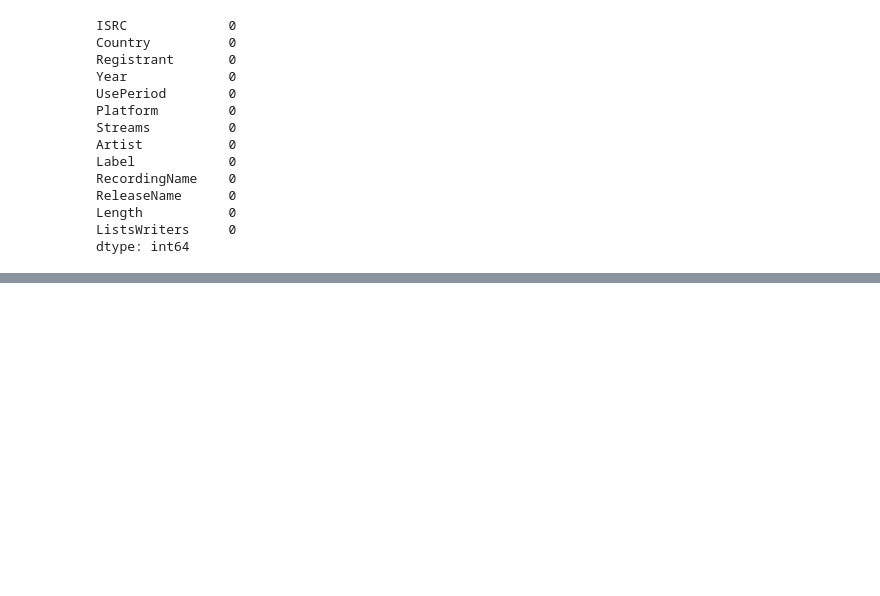
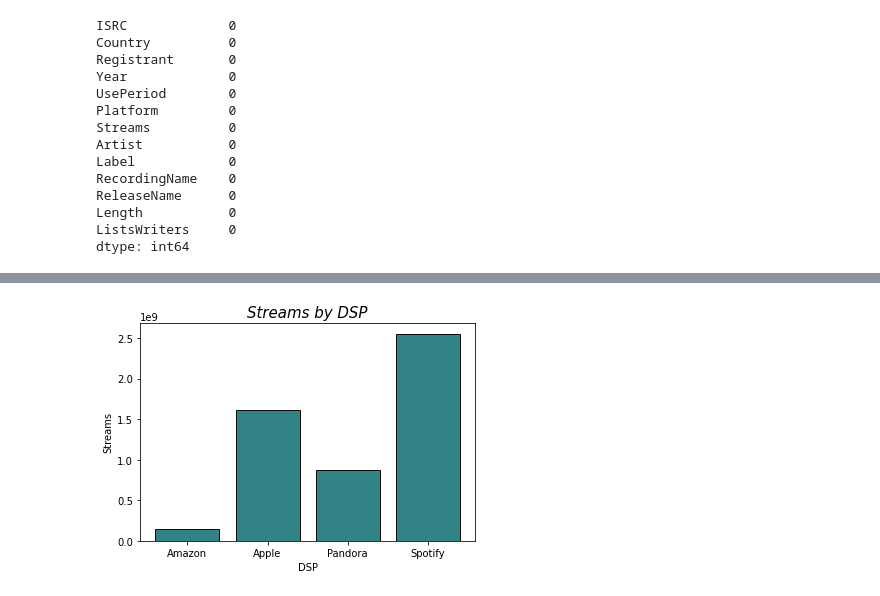
Before and after one commit to NSS-Data-Analytics-Cohort-6/mlc-project-count-dracula, a Jupyter notebook: notebooks/nathan.ipynb, the cells around one changed output, grey strips where cells are left out. Drawn from its saved outputs; the diff is of its cells as text; code cells hidden in the pictures; blank space fills up the shorter version.

Commit message:
streams by dsp chart -maggie

```diff
--- a/notebooks/nathan.ipynb
+++ b/notebooks/nathan.ipynb
@@ -118,0 +99,3 @@ Name: Streams, dtype: object
+# %%
+platformstreams=music_df.groupby(['Platform'], as_index=False).agg({'Streams':'sum'})
+print(platformstreams.head())
@@ -118,0 +109,3 @@ Name: Streams, dtype: object
+# %%
+topdsps=platformstreams[platformstreams['Platform'].isin(['Apple','Pandora','Spotify','Amazon'])]
+topdsps.sort_values(by='Streams', ascending=False)
@@ -118,0 +118,8 @@ Name: Streams, dtype: object
+# %%
+plt.bar(topdsps.Platform, topdsps.Streams, color="#328385", edgecolor="#0f0e0c")
+plt.xlabel('DSP')
+plt.ylabel('Streams')
+plt.title(label='Streams by DSP', fontsize=15, fontstyle='oblique')
+plt.show()
+# %% [output]
+[figure, added]
```
Also changed, not shown: parts of 5 cells of this notebook.
